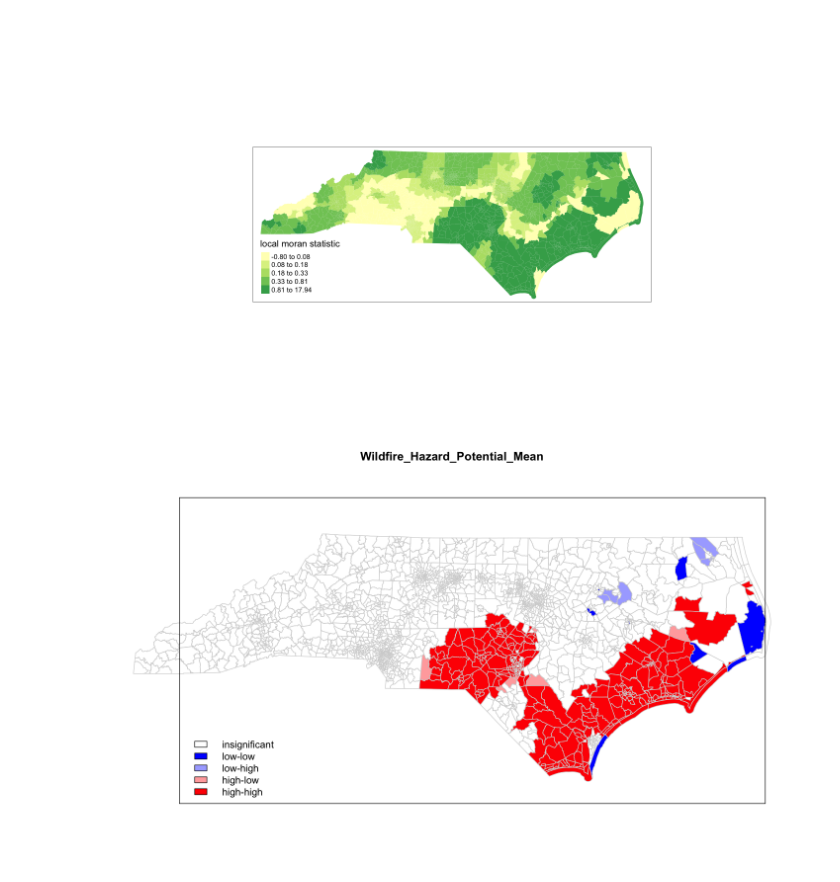
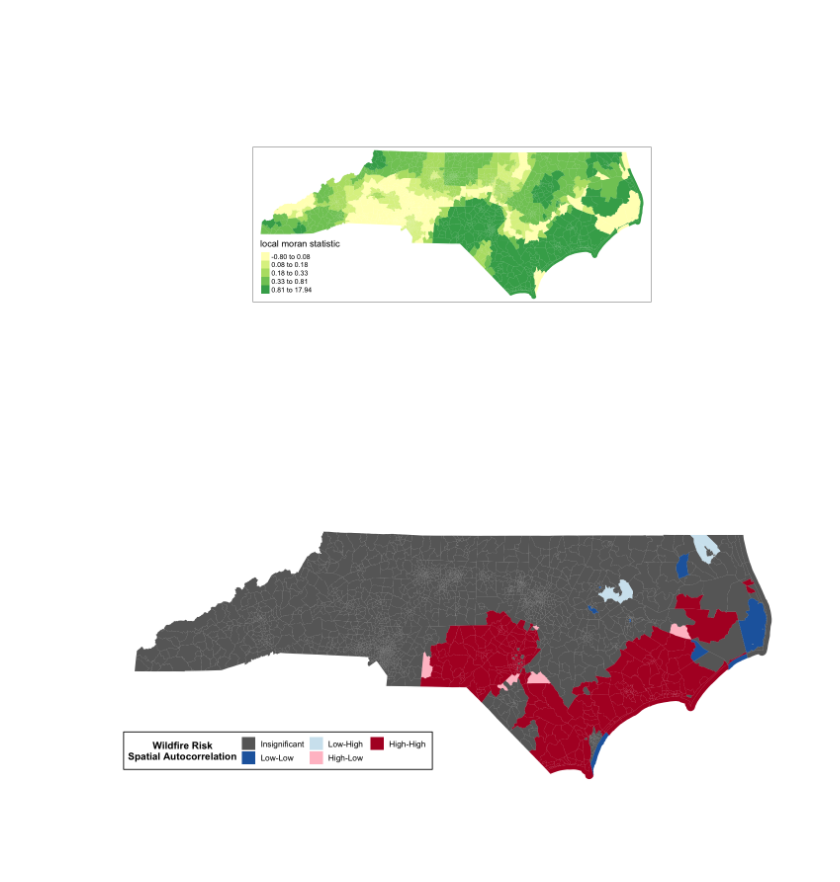
Before and after one commit to UNC-CEMALB/ENVIROSCAN, a Jupyter notebook: 6. Wildfire Risk Spatial Analysis/Wildfire Risk Spatial Analysis.ipynb, the cells around one changed output. Saved outputs shown, nothing was run; the diff lists cells and outputs as text; code cells hidden in the pictures.

```diff
--- a/6. Wildfire Risk Spatial Analysis/Wildfire Risk Spatial Analysis.ipynb
+++ b/6. Wildfire Risk Spatial Analysis/Wildfire Risk Spatial Analysis.ipynb
@@ -276,15 +276,3 @@ quadrant[m.qualification < 0 & m.local < 0] <- 1
 quadrant[m.qualification < 0 & m.local > 0] <- 2
 quadrant[m.qualification > 0 & m.local < 0] <- 3
 quadrant[local$`P Adj` > signif] <- 0
-# %%
-brks <- c(0,1,2,3,4)
-colors <- c("white","blue",rgb(0,0,1,alpha=0.4),rgb(1,0,0,alpha=0.4),"red")
-
-plot(whp_spatial_sf %>%
-     select(c("Wildfire_Hazard_Potential_Mean", "geometry")), border = "lightgray",
-     col = colors[findInterval(quadrant, brks , all.inside = FALSE)])
-box()
-legend("bottomleft", legend = c("insignificant", "low-low", "low-high", "high-low", "high-high"),
-       fill = colors, bty = "n")
-# %% [output]
-[figure, removed]
@@ -308,0 +279,34 @@ legend("bottomleft", legend = c("insignificant", "low-low", "low-high", "high-lo
+# %%
+# selecting the map's colors
+quad_4_rgb = col2rgb("#b2182b")/178
+quadrant_3_color = rgb(quad_4_rgb[1], quad_4_rgb[2], quad_4_rgb[3], alpha = 0.3)
+quadrant_colors = c("#686868", "#2166ac", "#d1e5f0", quadrant_3_color, "#b2182b")
+
+# creating quadrant intervals
+brks = seq(0,4)
+quadrant_intervals = as.character(findInterval(quadrant, brks , all.inside = FALSE))
+# %%
+ggplot(whp_spatial_sf) +
+  geom_sf(aes(fill = quadrant_intervals, geometry = geometry),
+          color = NA) +
+
+  theme_bw() +
+
+  theme(axis.text = element_blank(), # removes x and y labels
+      axis.ticks = element_blank(),# removes ticks from x and y labels
+      legend.title = element_text(face = 'bold', size = 12), # changes legend title
+      legend.text = element_text(size = 10), # changes legend text
+      legend.position = c(0.25,0.15), # move legend to bottom left corner
+      legend.direction = "horizontal",
+      legend.background = element_rect(colour = 'black', fill = 'white', linetype = 'solid'),
+      panel.border = element_blank(), # removes border around the map
+      panel.grid.major = element_blank(), # removes grid
+      panel.grid.minor = element_blank()) + # removes grid
+
+  scale_fill_manual(values = quadrant_colors,
+                    labels = c("Insignificant", "Low-Low", "Low-High", "High-Low", "High-High"),
+      name = "         Wildfire Risk\nSpatial Autocorrelation") +
+
+  guides(fill = guide_legend(nrow = 2)) # adding rows to legend
+# %% [output]
+[figure, added]
```
Also changed, not shown: parts of 4 cells of this notebook.
